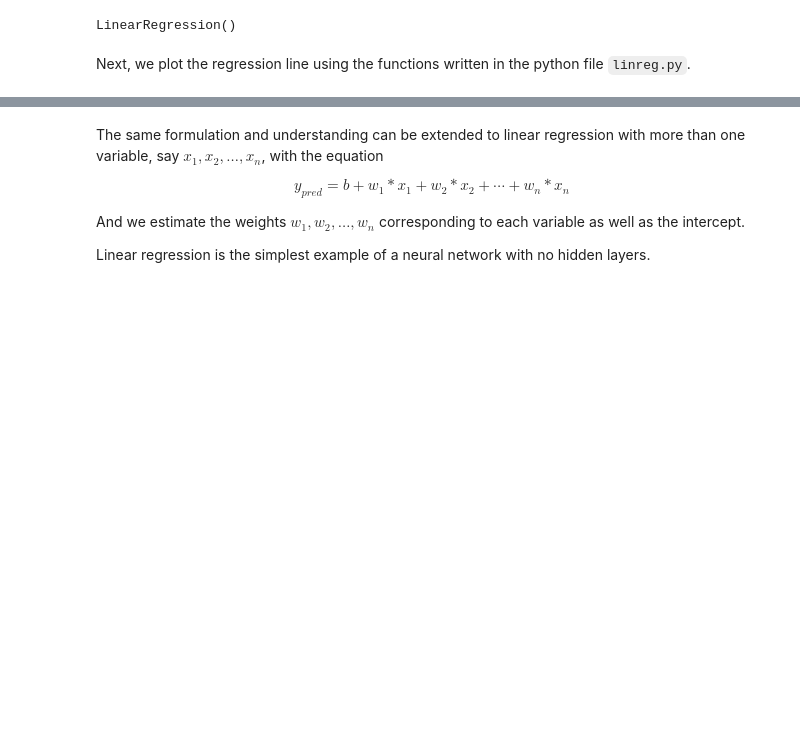
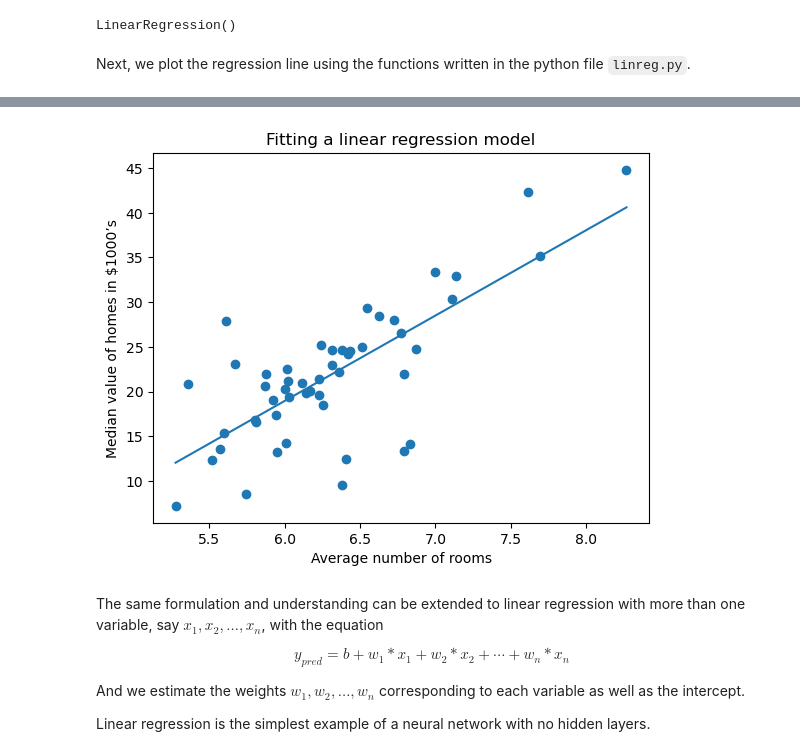
Before and after one commit to AashitaK/A-Hands-On-Workshop-In-Machine-Learning-Spring-2023, a Jupyter notebook: Session 3/1. A Gentle Introduction to Neural Networks.ipynb, the cells around one changed output, grey strips where cells are left out. Drawn from its saved outputs; the diff is of its cells as text; code cells hidden in the pictures; blank space fills up the shorter version.

```diff
--- a/Session 3/1. A Gentle Introduction to Neural Networks.ipynb
+++ b/Session 3/1. A Gentle Introduction to Neural Networks.ipynb
@@ -157,7 +117,17 @@ lin_reg = LinearRegression()
+# %%
+import numpy as np
+import pandas as pd
+import matplotlib.pyplot as plt
+%matplotlib inline
+df = pd.read_csv('sample_boston.csv')
+X = df['RM'].values.reshape(-1, 1)
+y = df['MEDV'].values
+
+from sklearn.linear_model import LinearRegression
+lin_reg = LinearRegression()
 # %% [markdown]
 Then we train the regressor using the [`fit()`](https://scikit-learn.org/stable/modules/generated/sklearn.linear_model.LinearRegression.html#sklearn.linear_model.LinearRegression.fit) method on the data points.
 # %%
-X = x.reshape(-1, 1)
 lin_reg.fit(X, y)
 # %% [output]
 LinearRegression()
@@ -179,3 +151,15 @@ Cost: 13.165639342962308
+# %%
+# Plot the points
+plt.scatter(X, y)
+# Plot the regression line
+X_values = np.linspace(X.min(), X.max(), 100)
+y_prediction = w*X_values + b
+plt.plot(X_values, y_prediction);
+plt.xlabel("Average number of rooms");
+plt.ylabel("Median value of homes in $1000’s");
+plt.title("Fitting a linear regression model");
+# %% [output]
+[figure, added]
 # %% [markdown]
 The same formulation and understanding can be extended to linear regression with more than one variable, say $x_1, x_2, \dots, x_n$, with the equation
 
```
Also changed, not shown: parts of 12 cells of this notebook.
